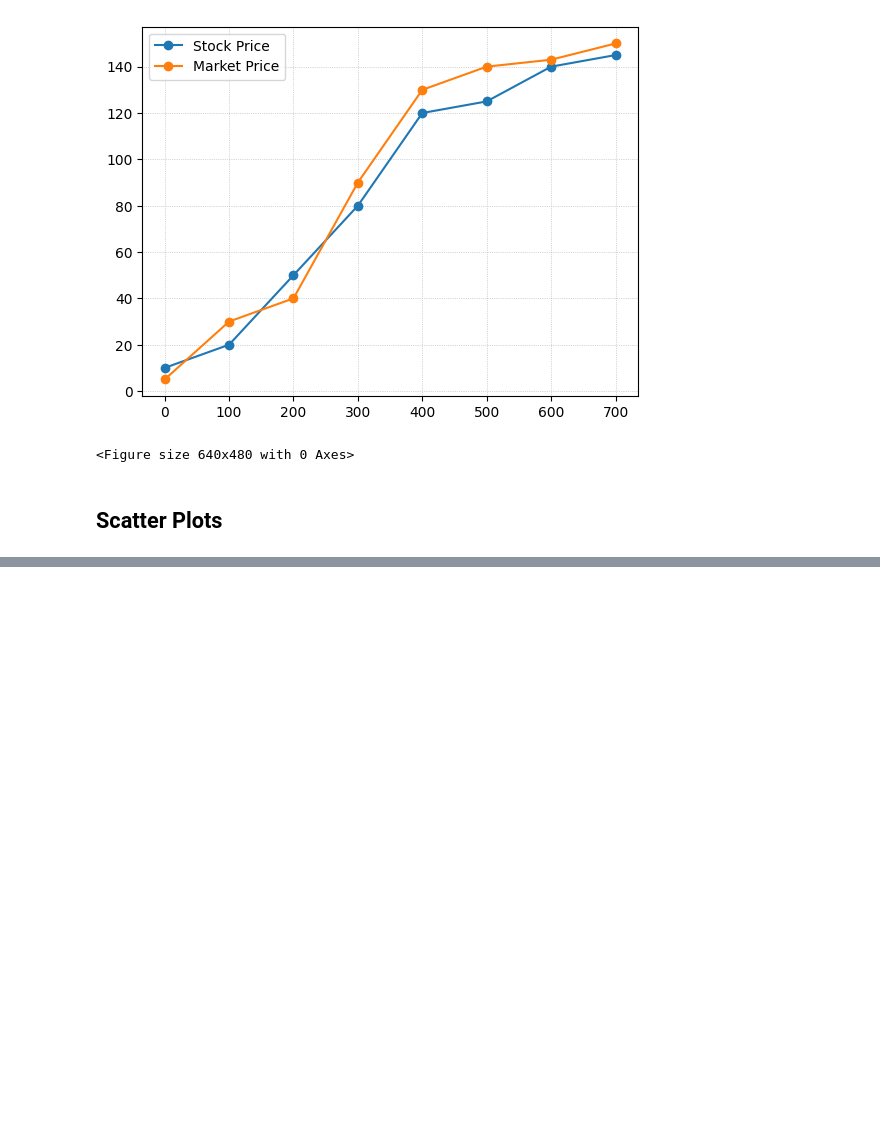
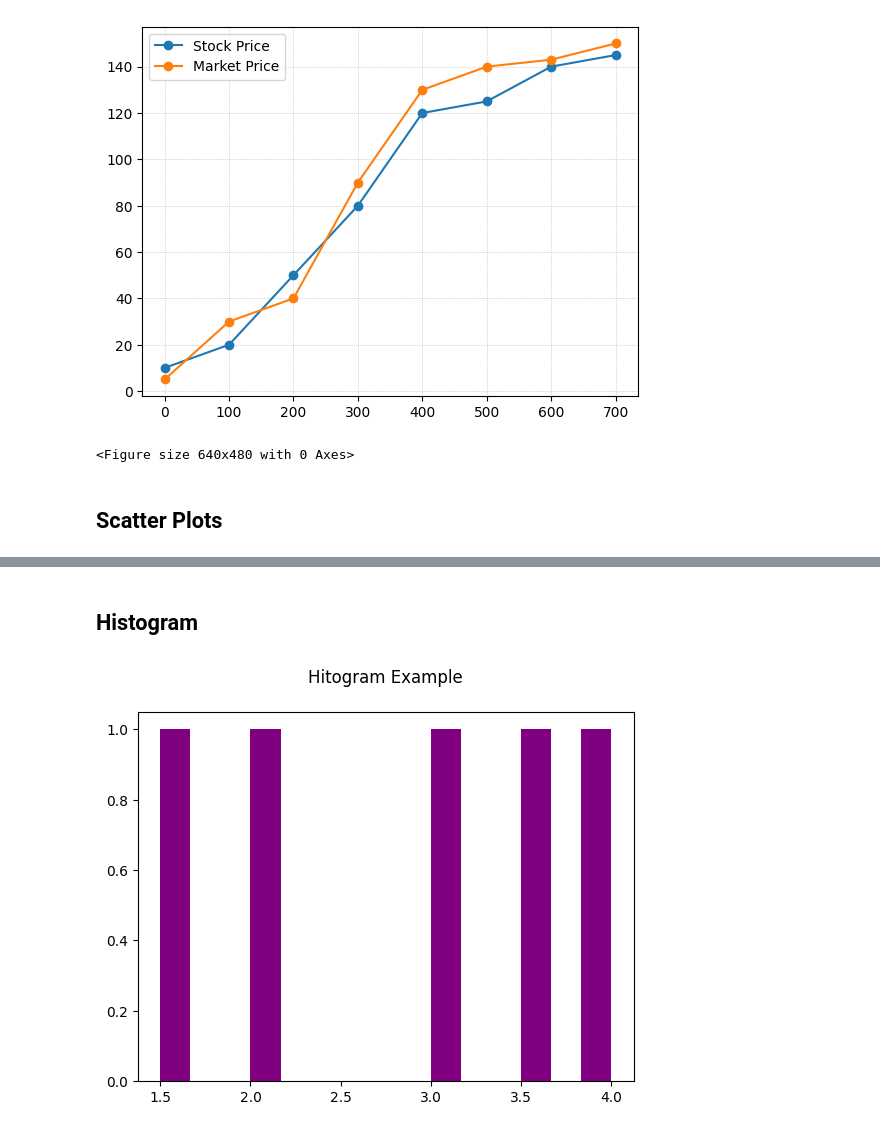
Before and after one commit to Neeschal1/Plotty, a Jupyter notebook: Plotty.ipynb, the cells around one changed output, grey strips where cells are left out. Saved outputs shown, nothing was run; the diff lists cells and outputs as text; code cells hidden in the pictures; blank space fills up the shorter version.

```diff
--- a/Plotty.ipynb
+++ b/Plotty.ipynb
@@ -181,0 +183,11 @@ plt.show()
+# %% [markdown]
+## Histogram
+# %%
+studied_hours = df["Hours_Studied"].head()
+exam_score = df["Exam_Score"].head()
+
+plt.title("Hitogram Example\n")
+plt.hist(studied_hours, bins=15, color='purple')
+plt.show()
+# %% [output]
+[figure, added]
```
Also changed, not shown: parts of 1 cell of this notebook.
